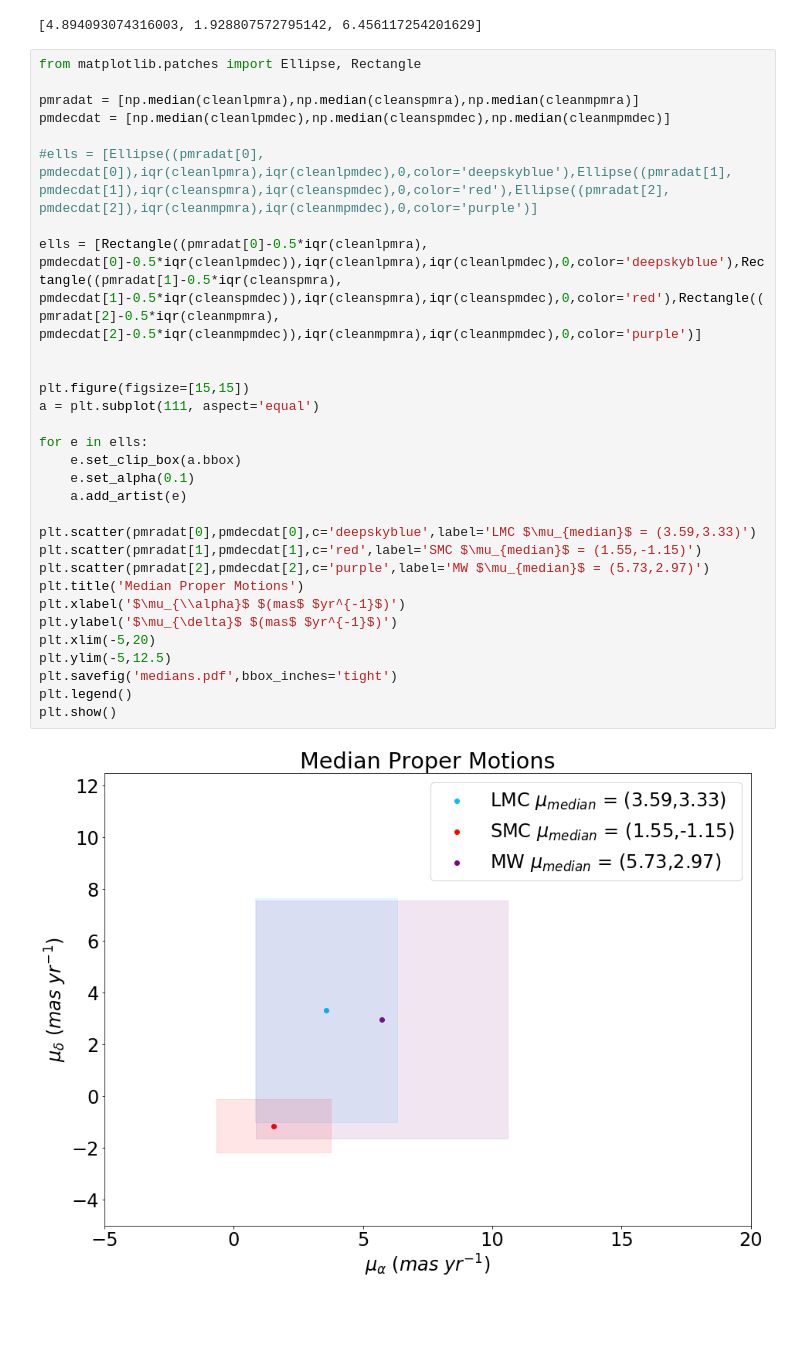
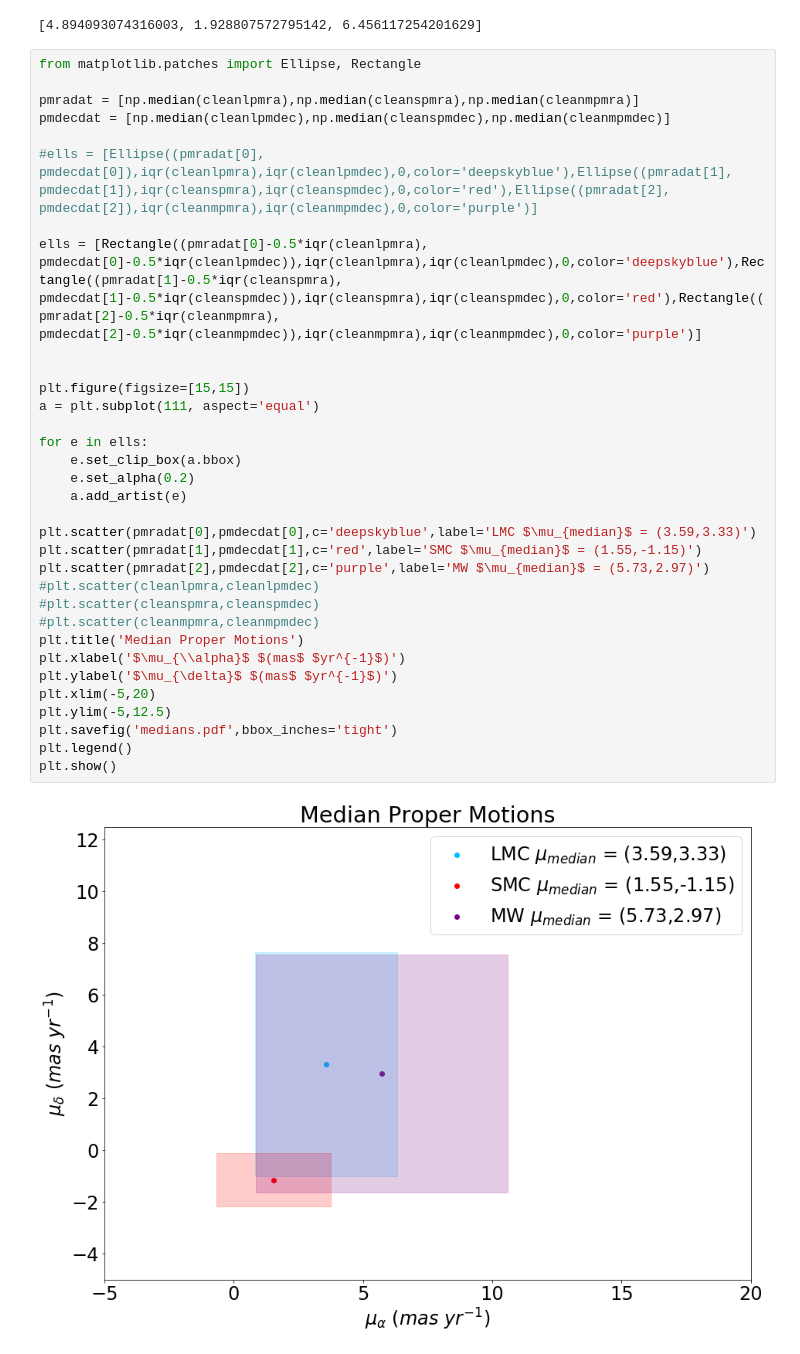
Before and after one commit to JoshuaPovick/MS_young, a Jupyter notebook: MSyoung2.ipynb, the cells around one changed output. Cells and saved outputs as stored; diff of their text form; blank space fills up the shorter version.

Commit message:
Changed transparency median plot

```diff
--- a/MSyoung2.ipynb
+++ b/MSyoung2.ipynb
@@ -884,32 +884,35 @@ print(colour)
 # %%
 from matplotlib.patches import Ellipse, Rectangle
 
 pmradat = [np.median(cleanlpmra),np.median(cleanspmra),np.median(cleanmpmra)]
 pmdecdat = [np.median(cleanlpmdec),np.median(cleanspmdec),np.median(cleanmpmdec)]
 
 #ells = [Ellipse((pmradat[0], pmdecdat[0]),iqr(cleanlpmra),iqr(cleanlpmdec),0,color='deepskyblue'),Ellipse((pmradat[1], pmdecdat[1]),iqr(cleanspmra),iqr(cleanspmdec),0,color='red'),Ellipse((pmradat[2], pmdecdat[2]),iqr(cleanmpmra),iqr(cleanmpmdec),0,color='purple')]
 
 ells = [Rectangle((pmradat[0]-0.5*iqr(cleanlpmra), pmdecdat[0]-0.5*iqr(cleanlpmdec)),iqr(cleanlpmra),iqr(cleanlpmdec),0,color='deepskyblue'),Rectangle((pmradat[1]-0.5*iqr(cleanspmra), pmdecdat[1]-0.5*iqr(cleanspmdec)),iqr(cleanspmra),iqr(cleanspmdec),0,color='red'),Rectangle((pmradat[2]-0.5*iqr(cleanmpmra), pmdecdat[2]-0.5*iqr(cleanmpmdec)),iqr(cleanmpmra),iqr(cleanmpmdec),0,color='purple')]
 
 
 plt.figure(figsize=[15,15])
 a = plt.subplot(111, aspect='equal')
 
 for e in ells:
     e.set_clip_box(a.bbox)
-    e.set_alpha(0.1)
+    e.set_alpha(0.2)
     a.add_artist(e)
 
 plt.scatter(pmradat[0],pmdecdat[0],c='deepskyblue',label='LMC $\mu_{median}$ = (3.59,3.33)')
 plt.scatter(pmradat[1],pmdecdat[1],c='red',label='SMC $\mu_{median}$ = (1.55,-1.15)')
 plt.scatter(pmradat[2],pmdecdat[2],c='purple',label='MW $\mu_{median}$ = (5.73,2.97)')
+#plt.scatter(cleanlpmra,cleanlpmdec)
+#plt.scatter(cleanspmra,cleanspmdec)
+#plt.scatter(cleanmpmra,cleanmpmdec)
 plt.title('Median Proper Motions')
 plt.xlabel('$\mu_{\\alpha}$ $(mas$ $yr^{-1}$)')
 plt.ylabel('$\mu_{\delta}$ $(mas$ $yr^{-1}$)')
 plt.xlim(-5,20)
 plt.ylim(-5,12.5)
 plt.savefig('medians.pdf',bbox_inches='tight')
 plt.legend()
 plt.show()
 # %% [output]
-[figure, old version]
+[figure, new version]
```
Also changed, not shown: parts of 1 cell of this notebook.
